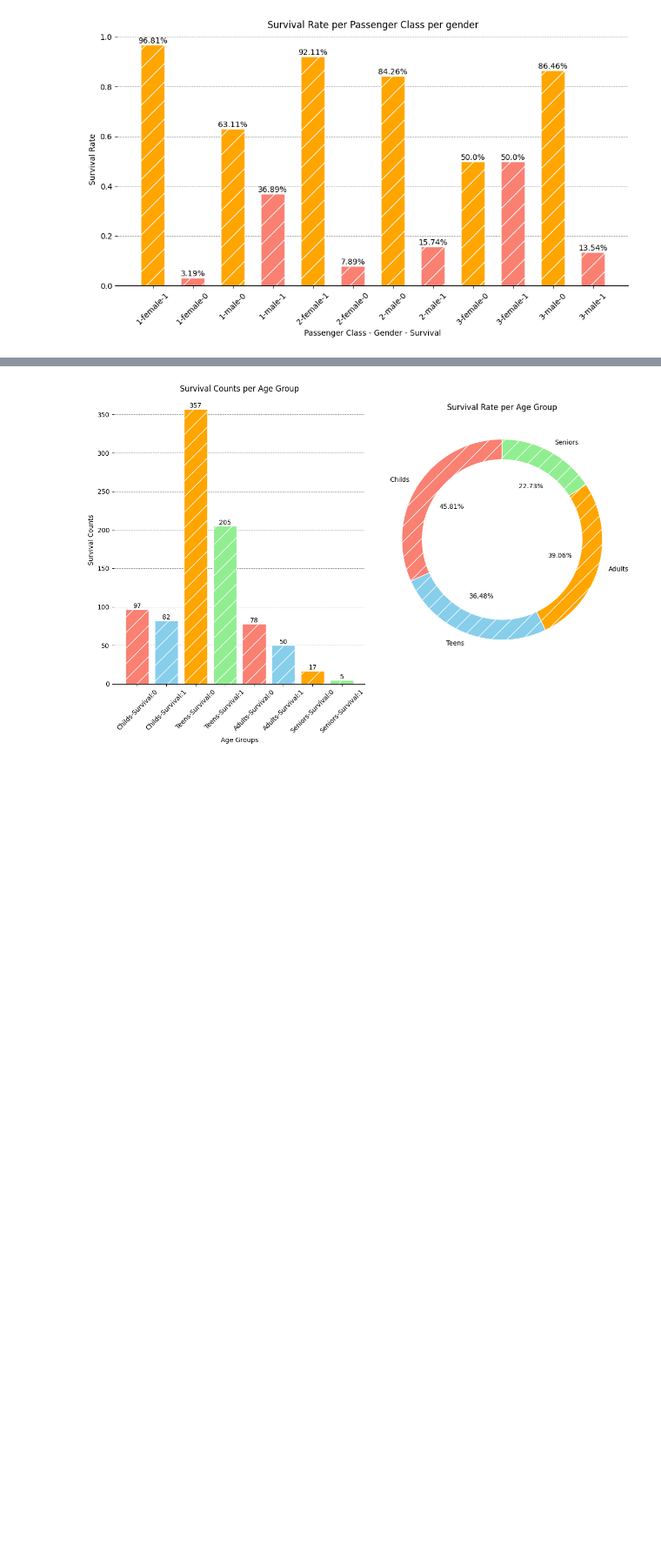
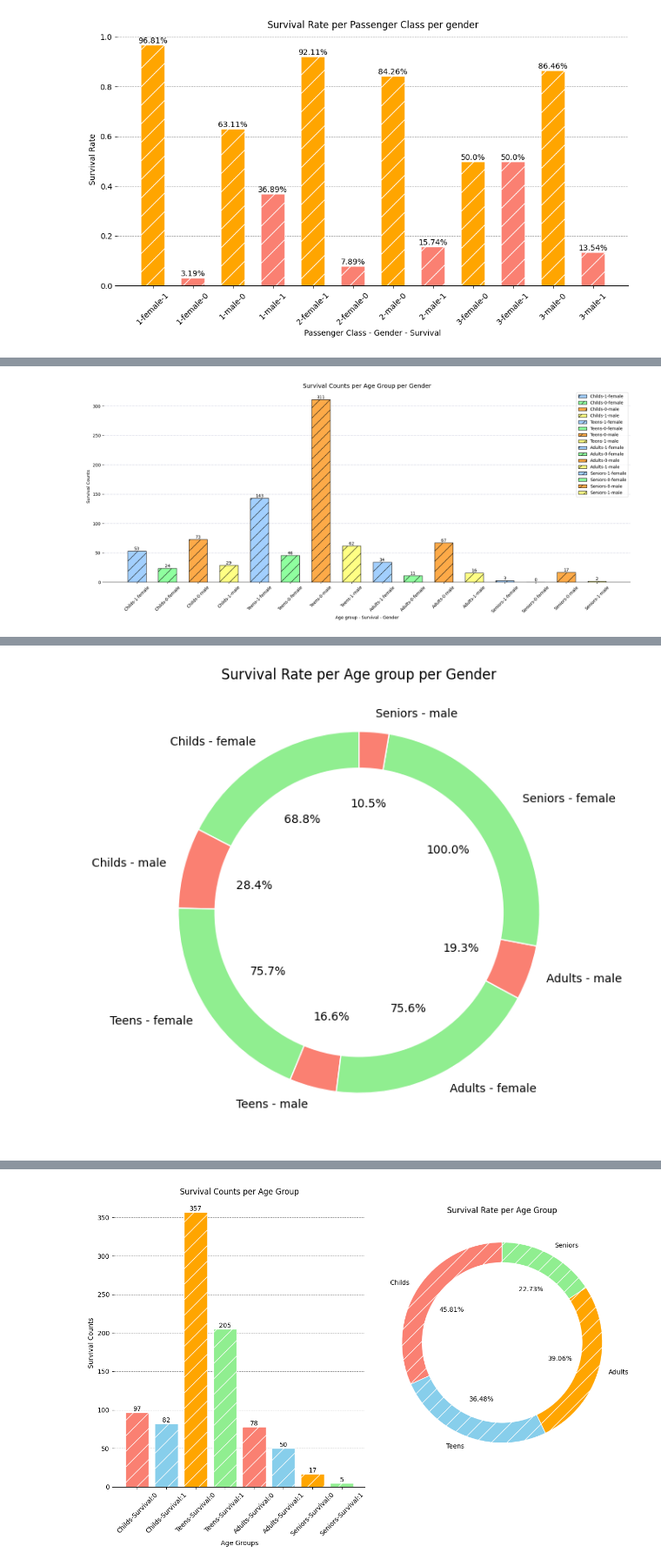
Before and after one commit to Ma7moodAs/Titanic-prediction, a Jupyter notebook: notebooks/EDA.ipynb, the cells around one changed output, grey strips where cells are left out. Shown at 87% size. Drawn from its saved outputs; the diff is of its cells as text; code cells hidden in the pictures; blank space fills up the shorter version.

```diff
--- a/notebooks/EDA.ipynb
+++ b/notebooks/EDA.ipynb
@@ -650,16 +650,26 @@ plt.show()
 # %% [output]
 [figure]
 # %%
+df['Age_groups'] = pd.cut(x=df['Age'],bins=4,labels=['Childs','Teens','Adults','Seniors'])
 #Checking the average ages for survived vs. non survived passengers
-print(f"The average age for survived passengers is {df[df['Survived'] == 1]['Age'].mean().round()} years old")
-print(f'The average age for non survived passengesrs is {df[df['Survived'] == 0]['Age'].mean().round()} years old')
+print(f"The average age for survived passengers is {df[df['Survived'] == 1]['Age'].mean().round()} years old\n")
+print('---------'*30)
+print(f'The average age for non survived passengesrs is {df[df['Survived'] == 0]['Age'].mean().round()} years old\n')
+print('---------'*30)
 #df[df['Survived'] == 1]['Age'].median()
 
 # Correlation between the age and the target variable
 print('Correlation between age and the survived column',df['Age'].corr(df['Survived']))
+print('---------'*30)
 df['Age'].shape
 # Creating age groups
 print('Survival counts per age groups:\n',df.groupby(pd.cut(x=df['Age'],bins=4,labels=['Childs','Teens','Adults','Seniors']))['Survived'].value_counts())
-print(f' counts per age groups:\n{pd.cut(x=df['Age'],bins=4,labels=['Childs','Teens','Adults','Seniors']).value_counts()}')
+print('---------'*30)
+print(f' counts per age groups:\n{pd.cut(x=df['Age'],bins=4,labels=['Childs','Teens','Adults','Seniors']).value_counts()}\n')
+print('---------'*30)
 # Survival Rate per age groups
-df.groupby(pd.cut(x=df['Age'],bins=4,labels=['Childs','Teens','Adults','Seniors']))[['Survived']].mean()
+print(f'The survival rate per age group is:\n{df.groupby(pd.cut(x=df['Age'],bins=4,labels=['Childs','Teens','Adults','Seniors']))[['Survived']].mean()}\n')
+print('---------'*30)
+print(f'The survival counts per Age groupdivided by gender is: \n{df.groupby(['Age_groups','Sex'])['Survived'].value_counts()}\n')
+print('---------'*30)
+print(f'The Survival Rate per Age group divided by gender is:\n{df.groupby([pd.cut(x=df['Age'],bins=4,labels=['Childs','Teens','Adults','Seniors']),'Sex'])['Survived'].mean()}')
@@ -665,0 +694,58 @@ df.groupby(pd.cut(x=df['Age'],bins=4,labels=['Childs','Teens','Adults','Seniors'
+# %%
+Age_group_per_gender_survival = df.groupby(['Age_groups','Sex'])['Survived'].value_counts()
+colors = ['#a2cffe','#8fff9f','#fdaa48','#ffff84']
+# getting indices inside a list 'noting that list comprehension accepts one expression only'
+idx = [f'{group}-{sex}-{survived}' for group,survived,sex in Age_group_per_gender_survival.index]
+plt.figure(figsize=(18,8))
+bars = plt.bar(x=idx,
+        height=Age_group_per_gender_survival.values,
+        align='center',
+        color=colors,
+        width=0.6,
+        edgecolor='#111111',
+        hatch='/',
+        label=idx)
+for i in range(Age_group_per_gender_survival.values.shape[0]):
+    plt.text(i,Age_group_per_gender_survival.values[i],Age_group_per_gender_survival.values[i],ha='center',va='bottom')
+
+'''
+# Another approach giving the same result
+for bar in bars:
+    y_val = bar.get_height()
+    x_pos = bar.get_x() + (bar.get_width()/2)
+    plt.text(x_pos,y_val,y_val,ha='center',va='bottom')
+'''
+plt.grid(visible=True,axis='y',linestyle='-.',linewidth=0.7,color="#C5C7DB")
+plt.gca().set_axisbelow(True)
+plt.legend()
+plt.title('Survival Counts per Age Group per Gender',fontsize=14)
+plt.xlabel('Age group - Survival - Gender')
+plt.ylabel('Survival Counts')
+plt.xticks(rotation=45)
+sns.despine(left=True)
+plt.tight_layout()
+plt.show()
+
+#Survival Rate per Age group per Gender
+survival_rate_per_age_group = df.groupby(['Age_groups','Sex'])['Survived'].mean()
+print(survival_rate_per_age_group)
+survival_rate_per_age_group_idx = [f'{age} - {sex}' for age,sex in survival_rate_per_age_group.index]
+explode = [0.1,0.1,0.1,0.1,0.1,0.1,0.1,0.1]
+plt.figure(figsize=(10,6),dpi=100)
+plt.pie(x=survival_rate_per_age_group,
+        labels=survival_rate_per_age_group_idx,
+        radius=1,
+        colors=['lightgreen','salmon'],
+        startangle=90,
+        autopct=lambda percentage:f'{percentage*sum(survival_rate_per_age_group.values):.1f}%',
+        wedgeprops={'edgecolor':'white'})
+center_circle = plt.Circle((0,0),radius=0.8,fc='white')
+fig = plt.gcf()
+fig.gca().add_artist(center_circle)
+plt.title('Survival Rate per Age group per Gender')
+plt.tight_layout()
+plt.show()
+for val in survival_rate_per_age_group.values:
+    print(f'{val/sum(survival_rate_per_age_group.values)*100}%')
+# %% [output]
+[figure, added]
@@ -665,0 +762 @@ df.groupby(pd.cut(x=df['Age'],bins=4,labels=['Childs','Teens','Adults','Seniors'
+[figure, added]
```
Also changed, not shown: parts of 3 cells of this notebook.
